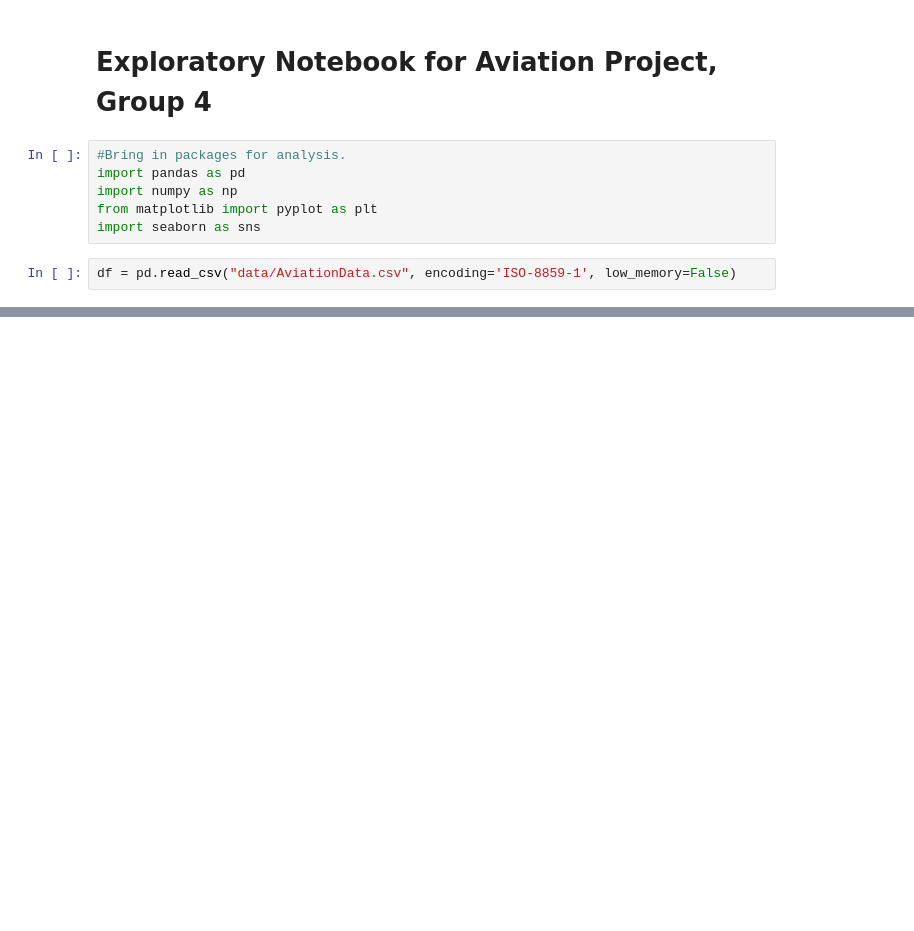
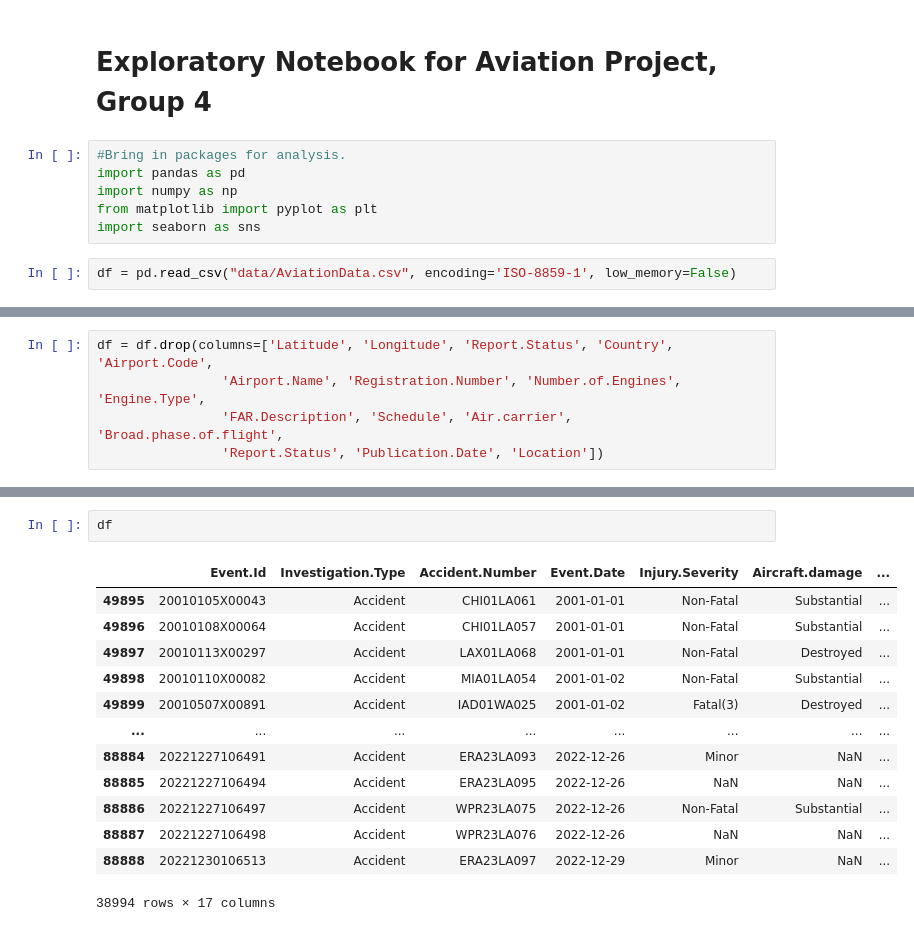
Before and after one commit to pecham1911/AviationProject, a Jupyter notebook: Aviation_Working.ipynb, the cells around one changed output, grey strips where cells are left out. Drawn from its saved outputs; the diff is of its cells as text; blank space fills up the shorter version.

```diff
--- a/Aviation_Working.ipynb
+++ b/Aviation_Working.ipynb
@@ -22,0 +129,5 @@ for v in df.columns:
+# %%
+df = df.drop(columns=['Latitude', 'Longitude', 'Report.Status', 'Country', 'Airport.Code',
+                'Airport.Name', 'Registration.Number', 'Number.of.Engines', 'Engine.Type',
+                'FAR.Description', 'Schedule', 'Air.carrier', 'Broad.phase.of.flight',
+                'Report.Status', 'Publication.Date', 'Location'])
@@ -22,0 +169,16 @@ for v in df.columns:
+# %%
+df
+# %% [output]
+|  | Event.Id | Investigation.Type | Accident.Number | Event.Date | Injury.Severity | Aircraft.damage | ... |
+| 49895 | 20010105X00043 | Accident | CHI01LA061 | 2001-01-01 | Non-Fatal | Substantial | ... |
+| 49896 | 20010108X00064 | Accident | CHI01LA057 | 2001-01-01 | Non-Fatal | Substantial | ... |
+| 49897 | 20010113X00297 | Accident | LAX01LA068 | 2001-01-01 | Non-Fatal | Destroyed | ... |
+| 49898 | 20010110X00082 | Accident | MIA01LA054 | 2001-01-02 | Non-Fatal | Substantial | ... |
+| 49899 | 20010507X00891 | Accident | IAD01WA025 | 2001-01-02 | Fatal(3) | Destroyed | ... |
+| ... | ... | ... | ... | ... | ... | ... | ... |
+| 88884 | 20221227106491 | Accident | ERA23LA093 | 2022-12-26 | Minor | NaN | ... |
+| 88885 | 20221227106494 | Accident | ERA23LA095 | 2022-12-26 | NaN | NaN | ... |
+| 88886 | 20221227106497 | Accident | WPR23LA075 | 2022-12-26 | Non-Fatal | Substantial | ... |
+| 88887 | 20221227106498 | Accident | WPR23LA076 | 2022-12-26 | NaN | NaN | ... |
+| 88888 | 20221230106513 | Accident | ERA23LA097 | 2022-12-29 | Minor | NaN | ... |
+38994 rows × 17 columns
```
Also changed, not shown: parts of 12 cells of this notebook.
